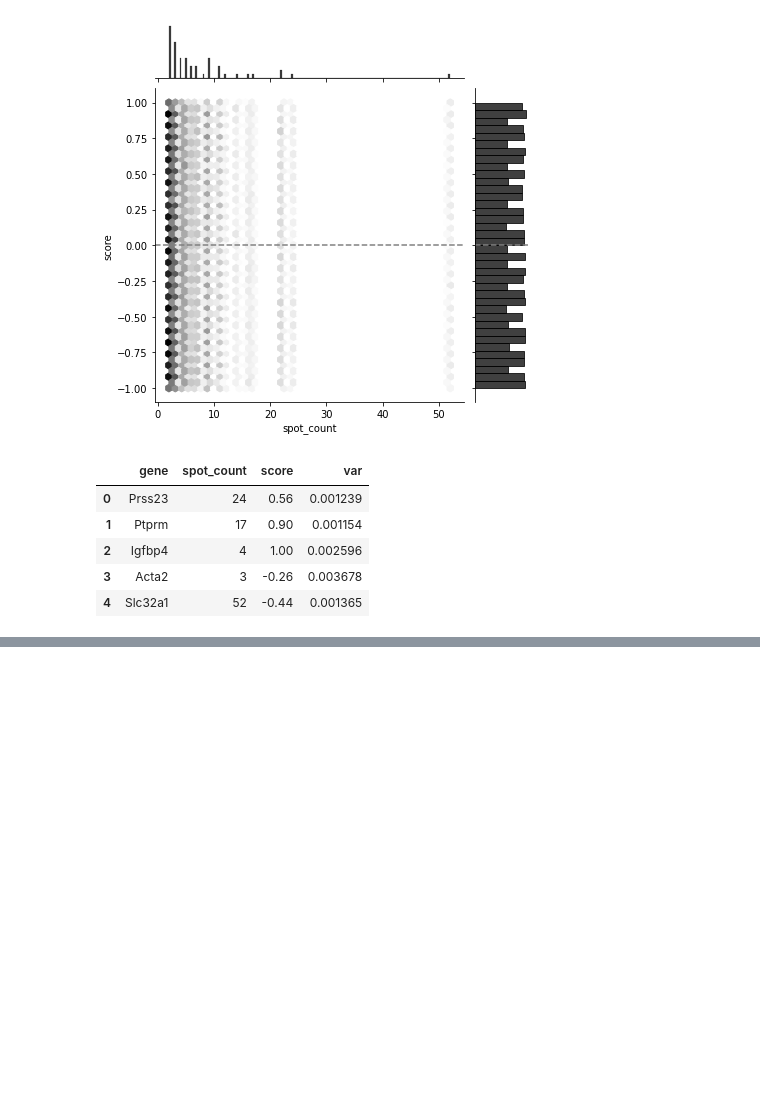
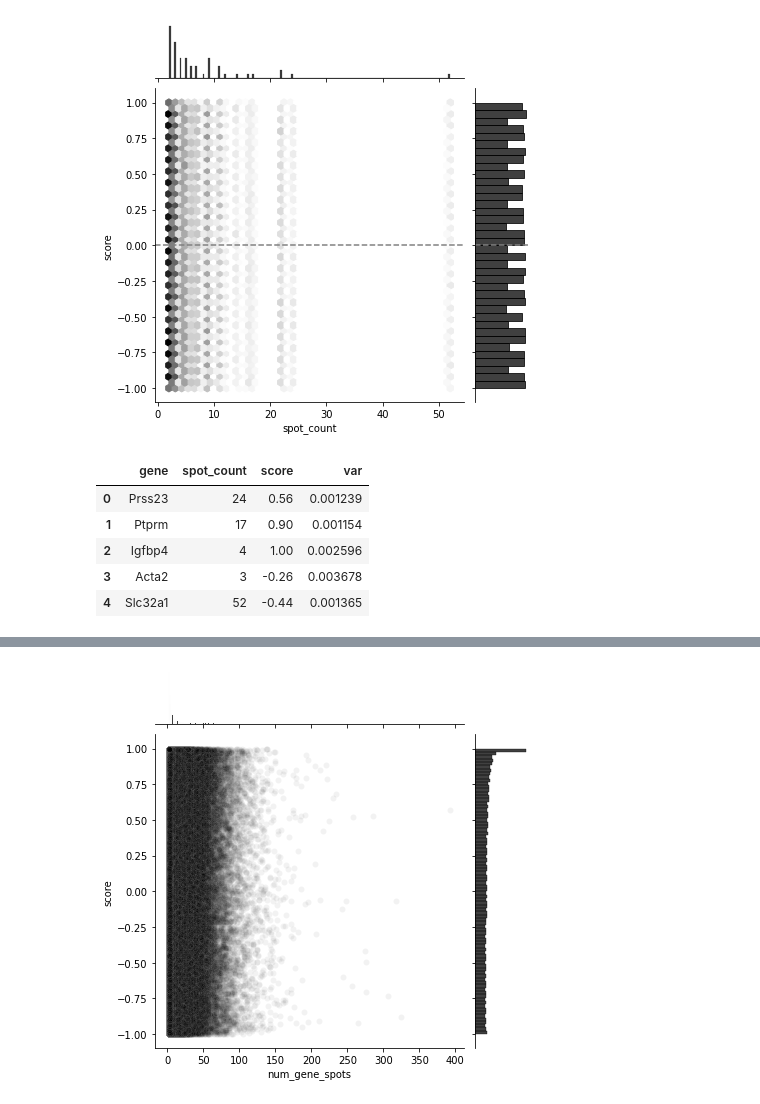
Before and after one commit to salzman-lab/SPRAWL, a Jupyter notebook: analysis/fixing_radial_punctate_biases.ipynb, the cells around one changed output, grey strips where cells are left out. Saved outputs shown, nothing was run; the diff lists cells and outputs as text; code cells hidden in the pictures; blank space fills up the shorter version.

```diff
--- a/analysis/fixing_radial_punctate_biases.ipynb
+++ b/analysis/fixing_radial_punctate_biases.ipynb
@@ -842,0 +895,12 @@ df.head()
+# %%
+sns.jointplot(
+    x = 'num_gene_spots',
+    y = 'score',
+    color = 'black',
+    alpha = 0.05,
+    data = df,
+)
+plt.show()
+plt.close()
+# %% [output]
+[figure, added]
```
Also changed, not shown: parts of 25 cells of this notebook, 7 other files.
